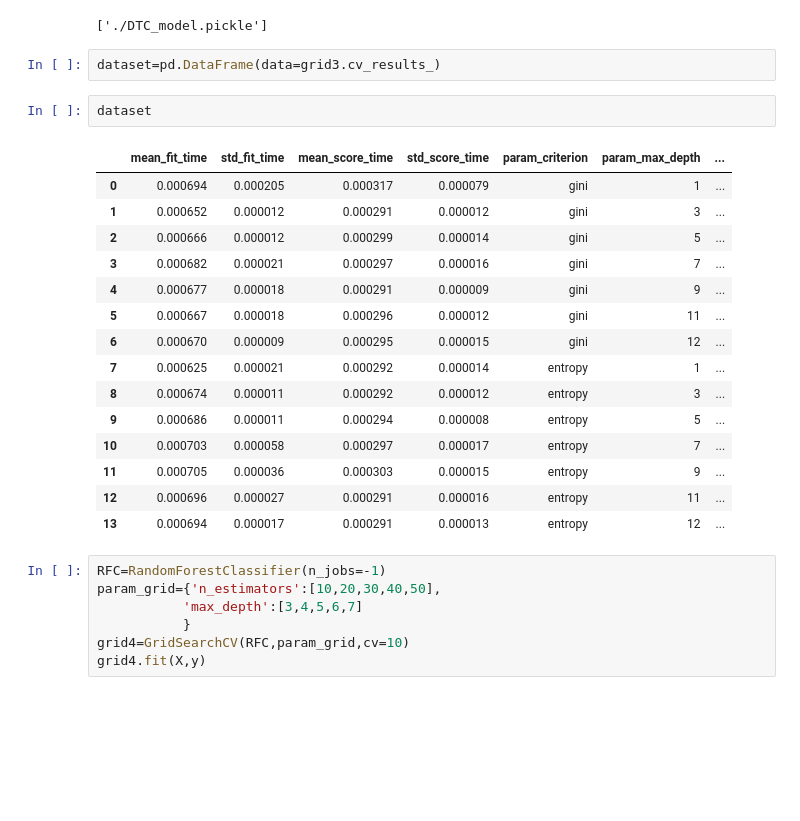
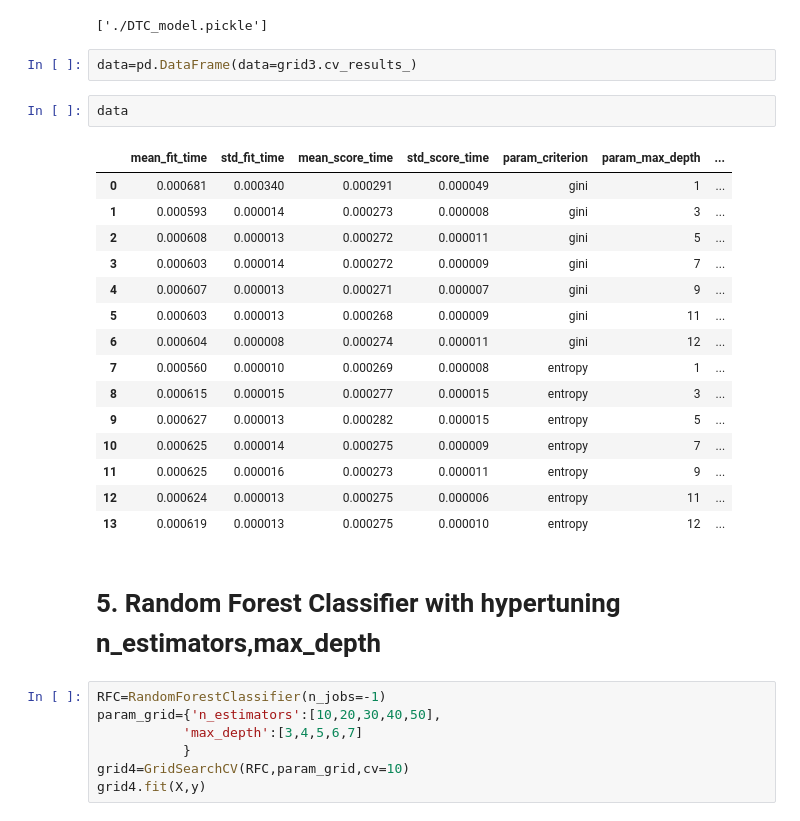
Before and after one commit to PriyankaSharma0925/Kaggle, a Jupyter notebook: irisgridsearchcv.ipynb, the cells around one changed output. Drawn from its saved outputs; the diff is of its cells as text; blank space fills up the shorter version.

```diff
--- a/irisgridsearchcv.ipynb
+++ b/irisgridsearchcv.ipynb
@@ -222,25 +299,27 @@ joblib.dump(grid3.best_estimator_,'./DTC_model.pickle')
 # %% [output]
 ['./DTC_model.pickle']
 # %%
-dataset=pd.DataFrame(data=grid3.cv_results_)
+data=pd.DataFrame(data=grid3.cv_results_)
-# %%
-dataset
-# %% [output]
-|  | mean_fit_time | std_fit_time | mean_score_time | std_score_time | param_criterion | param_max_depth | ... |
-| 0 | 0.000694 | 0.000205 | 0.000317 | 0.000079 | gini | 1 | ... |
-| 1 | 0.000652 | 0.000012 | 0.000291 | 0.000012 | gini | 3 | ... |
-| 2 | 0.000666 | 0.000012 | 0.000299 | 0.000014 | gini | 5 | ... |
-| 3 | 0.000682 | 0.000021 | 0.000297 | 0.000016 | gini | 7 | ... |
-| 4 | 0.000677 | 0.000018 | 0.000291 | 0.000009 | gini | 9 | ... |
-| 5 | 0.000667 | 0.000018 | 0.000296 | 0.000012 | gini | 11 | ... |
-| 6 | 0.000670 | 0.000009 | 0.000295 | 0.000015 | gini | 12 | ... |
-| 7 | 0.000625 | 0.000021 | 0.000292 | 0.000014 | entropy | 1 | ... |
-| 8 | 0.000674 | 0.000011 | 0.000292 | 0.000012 | entropy | 3 | ... |
-| 9 | 0.000686 | 0.000011 | 0.000294 | 0.000008 | entropy | 5 | ... |
-| 10 | 0.000703 | 0.000058 | 0.000297 | 0.000017 | entropy | 7 | ... |
-| 11 | 0.000705 | 0.000036 | 0.000303 | 0.000015 | entropy | 9 | ... |
-| 12 | 0.000696 | 0.000027 | 0.000291 | 0.000016 | entropy | 11 | ... |
-| 13 | 0.000694 | 0.000017 | 0.000291 | 0.000013 | entropy | 12 | ... |
+# %%
+data
+# %% [output]
+|  | mean_fit_time | std_fit_time | mean_score_time | std_score_time | param_criterion | param_max_depth | ... |
+| 0 | 0.000681 | 0.000340 | 0.000291 | 0.000049 | gini | 1 | ... |
+| 1 | 0.000593 | 0.000014 | 0.000273 | 0.000008 | gini | 3 | ... |
+| 2 | 0.000608 | 0.000013 | 0.000272 | 0.000011 | gini | 5 | ... |
+| 3 | 0.000603 | 0.000014 | 0.000272 | 0.000009 | gini | 7 | ... |
+| 4 | 0.000607 | 0.000013 | 0.000271 | 0.000007 | gini | 9 | ... |
+| 5 | 0.000603 | 0.000013 | 0.000268 | 0.000009 | gini | 11 | ... |
+| 6 | 0.000604 | 0.000008 | 0.000274 | 0.000011 | gini | 12 | ... |
+| 7 | 0.000560 | 0.000010 | 0.000269 | 0.000008 | entropy | 1 | ... |
+| 8 | 0.000615 | 0.000015 | 0.000277 | 0.000015 | entropy | 3 | ... |
+| 9 | 0.000627 | 0.000013 | 0.000282 | 0.000015 | entropy | 5 | ... |
+| 10 | 0.000625 | 0.000014 | 0.000275 | 0.000009 | entropy | 7 | ... |
+| 11 | 0.000625 | 0.000016 | 0.000273 | 0.000011 | entropy | 9 | ... |
+| 12 | 0.000624 | 0.000013 | 0.000275 | 0.000006 | entropy | 11 | ... |
+| 13 | 0.000619 | 0.000013 | 0.000275 | 0.000010 | entropy | 12 | ... |
+# %% [markdown]
+# **5. Random Forest Classifier with hypertuning n_estimators,max_depth**
 # %%
 RFC=RandomForestClassifier(n_jobs=-1)
 param_grid={'n_estimators':[10,20,30,40,50],
```
Also changed, not shown: parts of 41 cells of this notebook.
